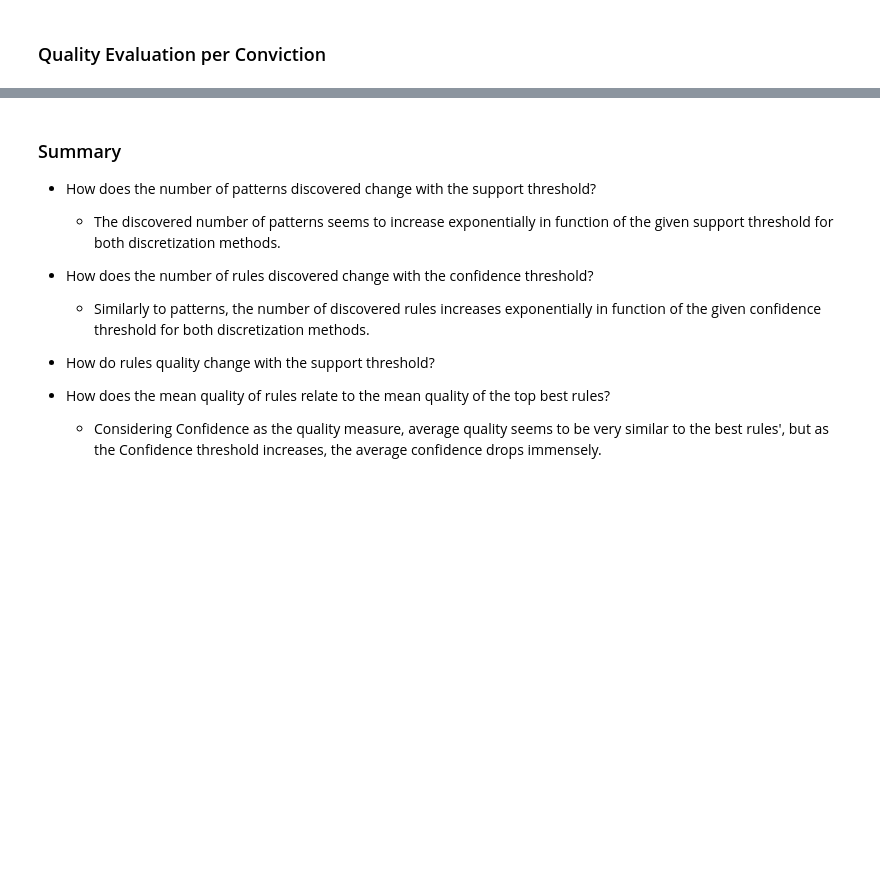
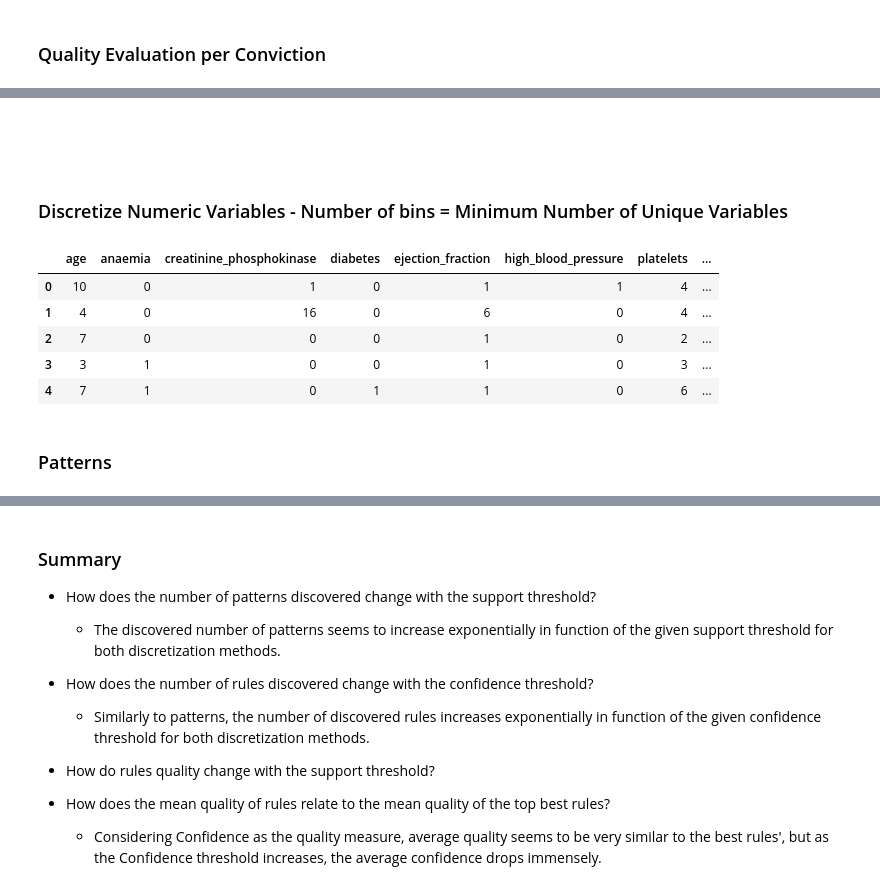
Before and after one commit to HerouFenix/cdados-project, a Jupyter notebook: PatternMining/PatternMining.ipynb, the cells around one changed output, grey strips where cells are left out. Drawn from its saved outputs; the diff is of its cells as text; code cells hidden in the pictures; blank space fills up the shorter version.

```diff
--- a/PatternMining/PatternMining.ipynb
+++ b/PatternMining/PatternMining.ipynb
@@ -322,0 +202,32 @@ ds.plot_line(var_min_conf, nr_rules_cf, title='Nr Rules x conviction', xlabel='c
+# %% [markdown]
+<br />
+<br />
+# %% [markdown]
+### Discretize Numeric Variables - Number of bins = Minimum Number of Unique Variables
+# %%
+data: pd.DataFrame = pd.read_csv('../datasets/heart_failure_clinical_records_dataset.csv')
+
+numeric_vars = data.select_dtypes(include='number').columns
+
+min_num_unique = 1e10
+for n in range(len(numeric_vars)):
+    num_unique = len(list(set(data[numeric_vars[n]].values)))
+    if(num_unique > 2):
+        if(min_num_unique > num_unique):
+            min_num_unique = num_unique
+
+for n in range(len(numeric_vars)):
+    num_unique = len(list(set(data[numeric_vars[n]].values)))
+    if(num_unique > 2):
+        data[numeric_vars[n]] = pd.cut(data[numeric_vars[n]], min_num_unique, labels = list(range(0, min_num_unique)))
+
+data.head()
+# %% [output]
+|  | age | anaemia | creatinine_phosphokinase | diabetes | ejection_fraction | high_blood_pressure | platelets | ... |
+| 0 | 10 | 0 | 1 | 0 | 1 | 1 | 4 | ... |
+| 1 | 4 | 0 | 16 | 0 | 6 | 0 | 4 | ... |
+| 2 | 7 | 0 | 0 | 0 | 1 | 0 | 2 | ... |
+| 3 | 3 | 1 | 0 | 0 | 1 | 0 | 3 | ... |
+| 4 | 7 | 1 | 0 | 1 | 1 | 0 | 6 | ... |
+# %% [markdown]
+### Patterns
```
Also changed, not shown: parts of 89 cells of this notebook.
